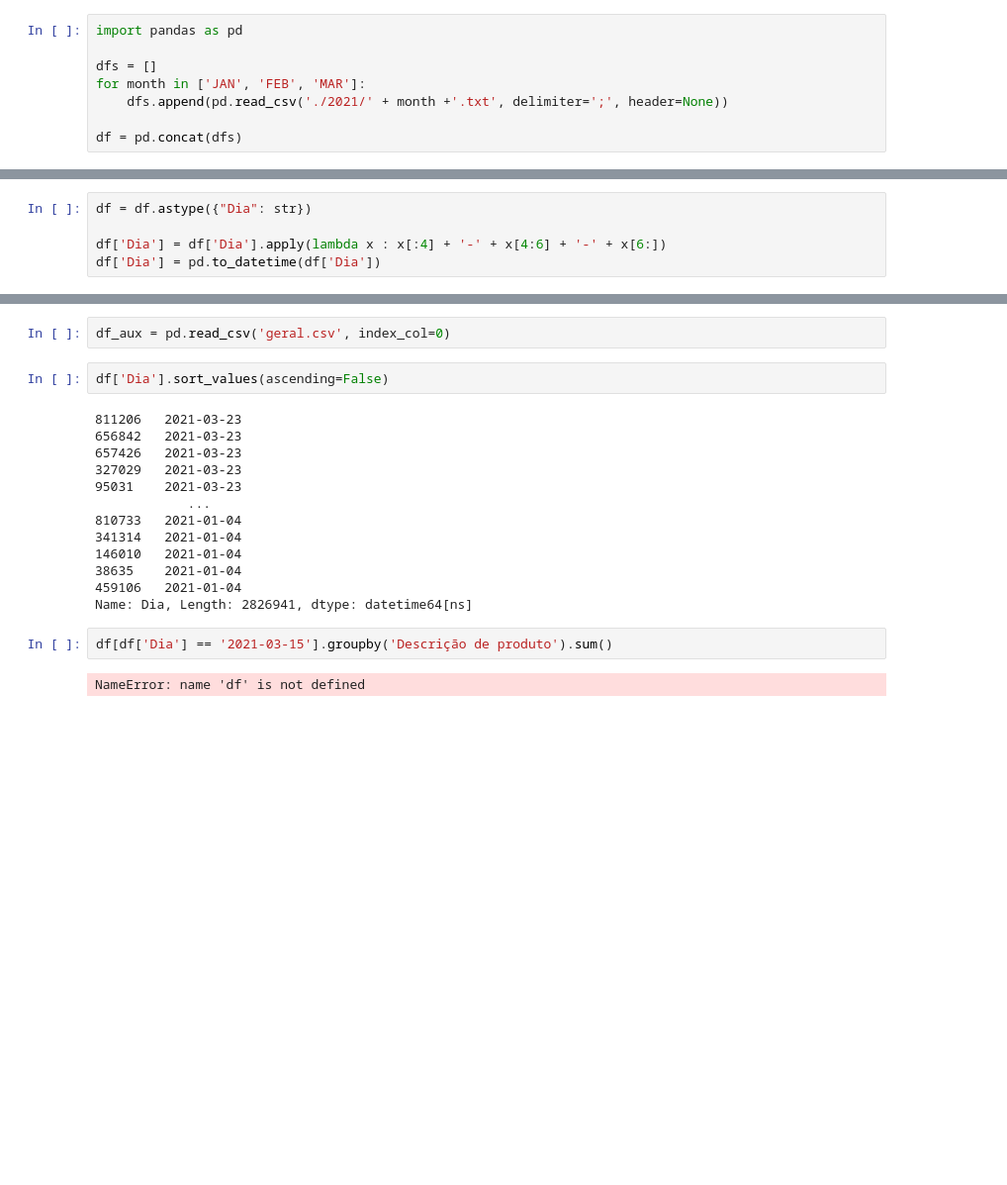
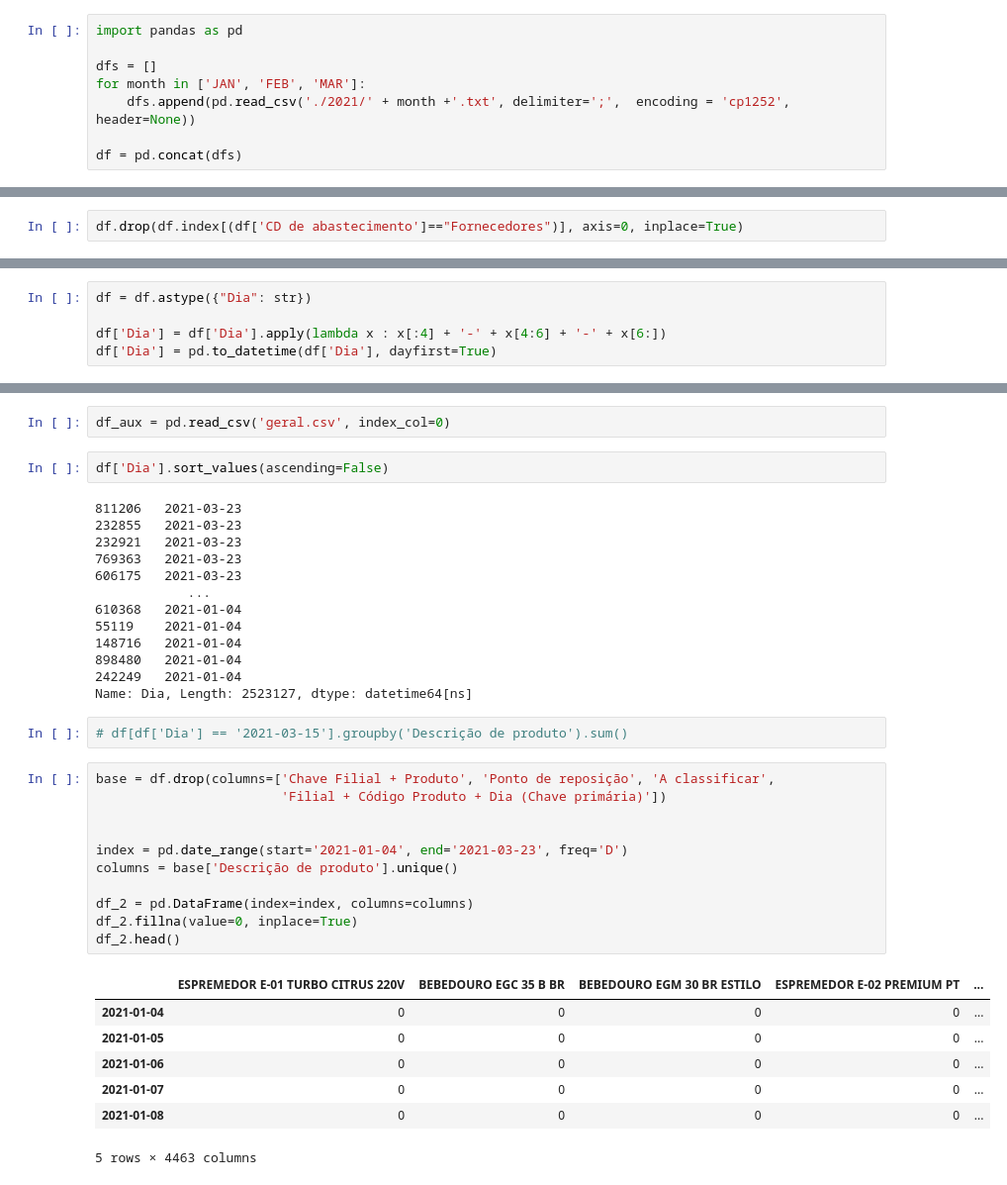
Before and after one commit to LuyzaDomingos/PrevisaoVendasFinalVersion, a Jupyter notebook: previsao/ProcessamentoDados.ipynb, the cells around one changed output, grey strips where cells are left out. Shown at 99% size. Saved outputs shown, nothing was run; the diff lists cells and outputs as text; blank space fills up the shorter version.

```diff
--- a/previsao/ProcessamentoDados.ipynb
+++ b/previsao/ProcessamentoDados.ipynb
@@ -294,7 +296,7 @@ import pandas as pd
 
 dfs = []
 for month in ['JAN', 'FEB', 'MAR']:
-    dfs.append(pd.read_csv('./2021/' + month +'.txt', delimiter=';', header=None))
+    dfs.append(pd.read_csv('./2021/' + month +'.txt', delimiter=';',  encoding = 'cp1252', header=None))
 
 df = pd.concat(dfs)
 # %%
@@ -313,0 +343,2 @@ df.columns = ['Chave Filial + Produto',
+# %%
+df.drop(df.index[(df['CD de abastecimento']=="Fornecedores")], axis=0, inplace=True)
@@ -315,4 +350,4 @@ df.columns = ['Chave Filial + Produto',
 df = df.astype({"Dia": str})
 
 df['Dia'] = df['Dia'].apply(lambda x : x[:4] + '-' + x[4:6] + '-' + x[6:])
-df['Dia'] = pd.to_datetime(df['Dia'])
+df['Dia'] = pd.to_datetime(df['Dia'], dayfirst=True)
@@ -326,18 +369,35 @@ df_aux = pd.read_csv('geral.csv', index_col=0)
 df['Dia'].sort_values(ascending=False)
 # %% [output]
 811206   2021-03-23
-656842   2021-03-23
-657426   2021-03-23
-327029   2021-03-23
-95031    2021-03-23
+232855   2021-03-23
+232921   2021-03-23
+769363   2021-03-23
+606175   2021-03-23
             ...
-810733   2021-01-04
-341314   2021-01-04
-146010   2021-01-04
-38635    2021-01-04
-459106   2021-01-04
-Name: Dia, Length: 2826941, dtype: datetime64[ns]
+610368   2021-01-04
+55119    2021-01-04
+148716   2021-01-04
+898480   2021-01-04
+242249   2021-01-04
+Name: Dia, Length: 2523127, dtype: datetime64[ns]
 # %%
-df[df['Dia'] == '2021-03-15'].groupby('Descrição de produto').sum()
+# df[df['Dia'] == '2021-03-15'].groupby('Descrição de produto').sum()
-# %% [output]
-NameError: name 'df' is not defined
+# %%
+base = df.drop(columns=['Chave Filial + Produto', 'Ponto de reposição', 'A classificar',
+                        'Filial + Código Produto + Dia (Chave primária)'])
+
+
+index = pd.date_range(start='2021-01-04', end='2021-03-23', freq='D')
+columns = base['Descrição de produto'].unique()
+
+df_2 = pd.DataFrame(index=index, columns=columns)
+df_2.fillna(value=0, inplace=True)
+df_2.head()
+# %% [output]
+|  | ESPREMEDOR E-01 TURBO CITRUS 220V | BEBEDOURO EGC 35 B BR | BEBEDOURO EGM 30 BR ESTILO | ESPREMEDOR E-02 PREMIUM PT | ... |
+| 2021-01-04 | 0 | 0 | 0 | 0 | ... |
+| 2021-01-05 | 0 | 0 | 0 | 0 | ... |
+| 2021-01-06 | 0 | 0 | 0 | 0 | ... |
+| 2021-01-07 | 0 | 0 | 0 | 0 | ... |
+| 2021-01-08 | 0 | 0 | 0 | 0 | ... |
+5 rows × 4463 columns
```
Also changed, not shown: parts of 36 cells of this notebook, 2 other files.
